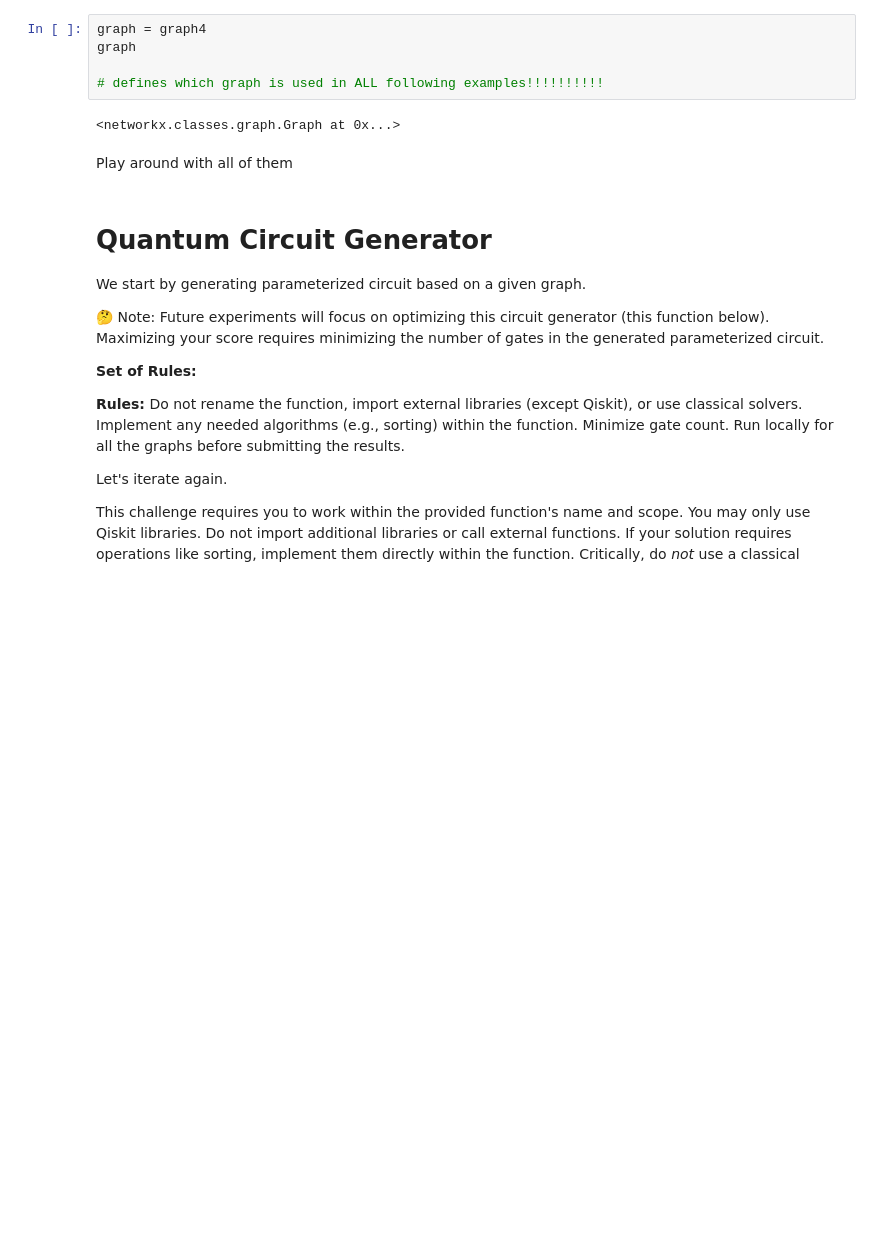
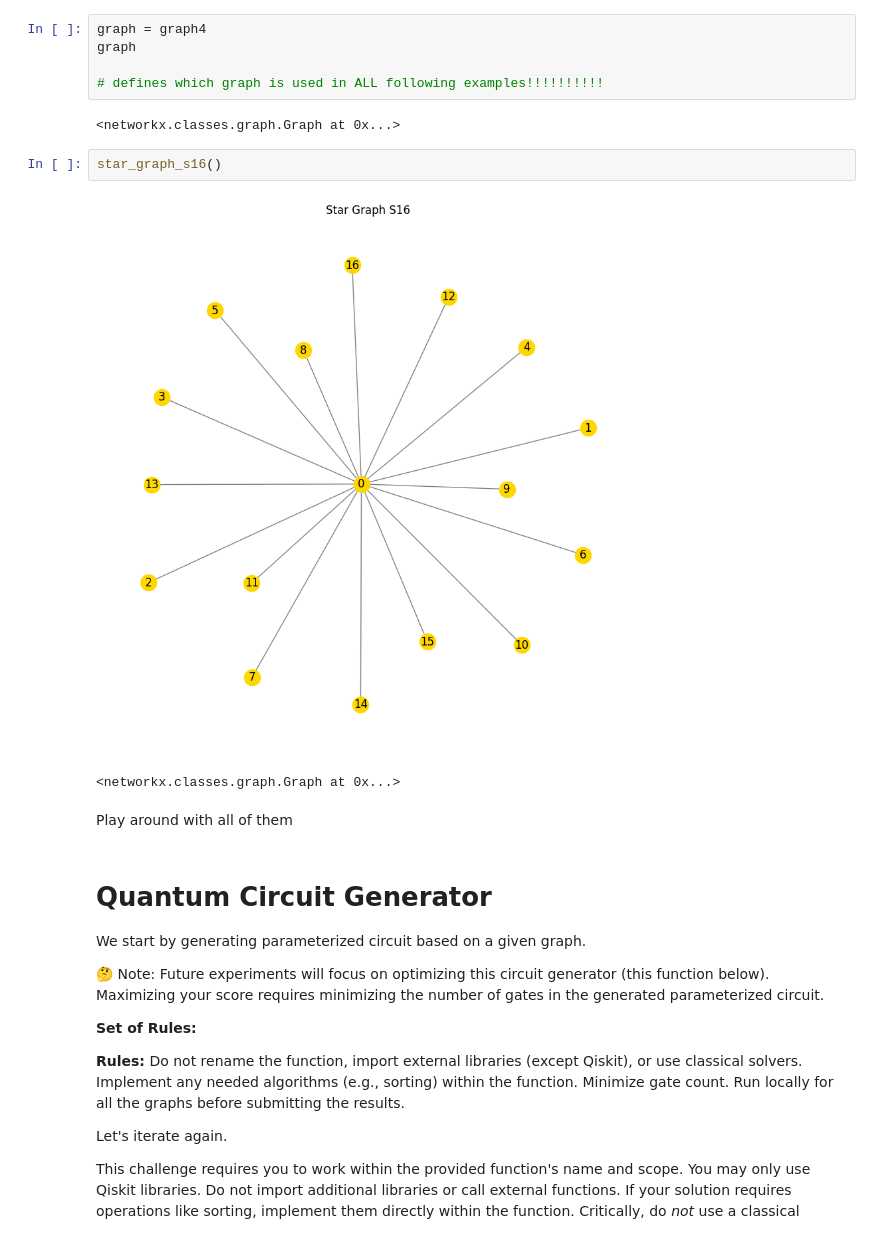
Before and after one commit to BelugaHaechi/2025-IonQ, a Jupyter notebook: IonQuHack2025.ipynb, the cells around one changed output. Cells and saved outputs as stored; diff of their text form; blank space fills up the shorter version.

```diff
--- a/IonQuHack2025.ipynb
+++ b/IonQuHack2025.ipynb
@@ -341,6 +341,11 @@ graph
 # defines which graph is used in ALL following examples!!!!!!!!!!
 # %% [output]
 <networkx.classes.graph.Graph at 0x...>
+# %%
+star_graph_s16()
+# %% [output]
+[figure, added]
+<networkx.classes.graph.Graph at 0x...>
 # %% [markdown]
 Play around with all of them
 # %% [markdown]
```
Also changed, not shown: 4 other files.
